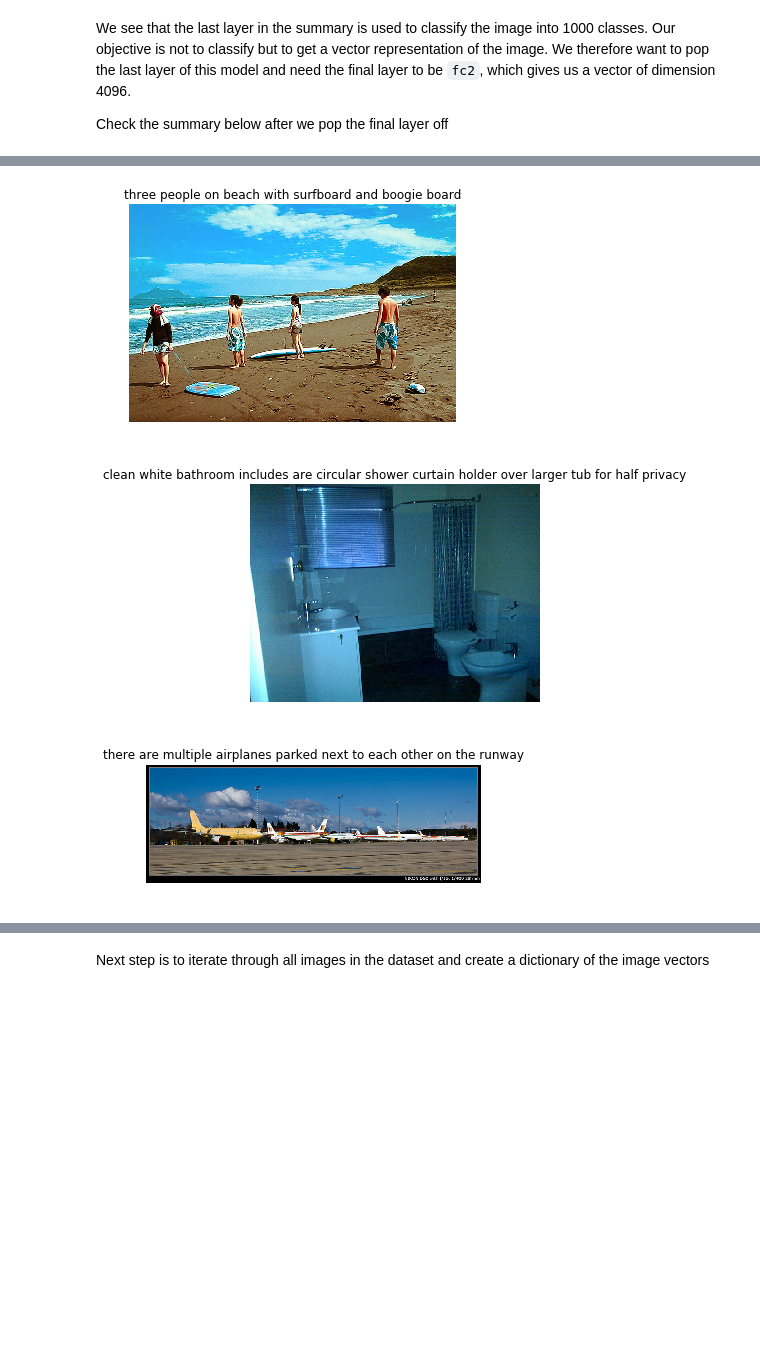
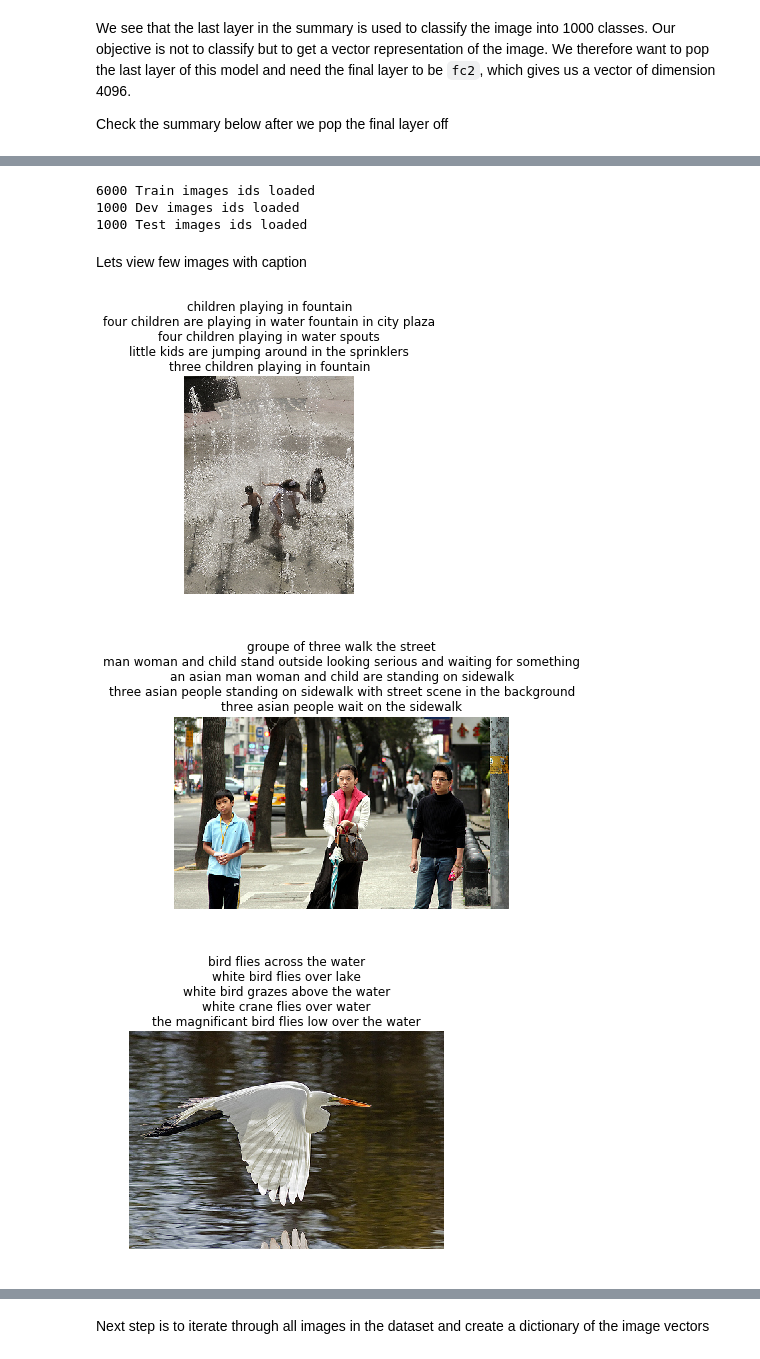
Before and after one commit to amolnayak311/nlp-with-tensorflow, a Jupyter notebook: 9. Image Captioning Using Keras.ipynb, the cells around one changed output, grey strips where cells are left out. Saved outputs shown, nothing was run; the diff lists cells and outputs as text; code cells hidden in the pictures; blank space fills up the shorter version.

Commit message:
Changes to Image captioning

```diff
--- a/9. Image Captioning Using Keras.ipynb
+++ b/9. Image Captioning Using Keras.ipynb
@@ -140,25 +153,49 @@ with open(os.path.join(local_dir, 'train_annotations', 'annotations', 'captions_
+# %%
+def load_image_ids(id_file):
+    with open(id_file, 'r') as f:
+        lines = f.readlines()
+        return [line.split('.')[0] for line in lines]
+
+
+dev_images = load_image_ids(os.path.join(local_dir, 'Flickr8k_text', 'Flickr_8k.devImages.txt'))
+train_images = load_image_ids(os.path.join(local_dir, 'Flickr8k_text', 'Flickr_8k.trainImages.txt'))
+test_images = load_image_ids(os.path.join(local_dir, 'Flickr8k_text', 'Flickr_8k.testImages.txt'))
+
+print('%d Train images ids loaded'%len(train_images))
+print('%d Dev images ids loaded'%len(dev_images))
+print('%d Test images ids loaded'%len(test_images))
+# %% [output]
+6000 Train images ids loaded
+1000 Dev images ids loaded
+1000 Test images ids loaded
+# %% [markdown]
+
+Lets view few images with caption
 # %%
+%matplotlib inline
 import matplotlib.pyplot as plt
 from PIL import Image
 import random
 
-def show_image_with_caption(image_id):
-    im = Image.open(image_id_to_image_dict[image_id])
+def show_image_with_captions(image_id, captions_dictionary, image_base_dir, image_extn = '.jpg'):
+    im = Image.open(os.path.join(image_base_dir, image_id + image_extn))
     fig = plt.imshow(im)
     ax = plt.gca()
-    caption = image_id_to_caption_dict[image_id].split()
-    ax.set_title(' '.join(caption[1:-1]))
+
+    captions = list(map(lambda x: ' '.join(x.split()[1:-1]), captions_dictionary[image_id]))
+
+    ax.set_title('\n'.join(captions))
     plt.axis('off');
     plt.show()
 
 
-keys = list(image_id_to_image_dict.keys())
+random.seed(100)
+random_5 = [ random.choice(train_images) for _ in range(5)]
 
-random_5 = [ random.choice(keys) for _ in range(5)]
-
+image_base_dir = os.path.join(local_dir, 'Flickr8k_Dataset')
 for img_id in random_5:
-    show_image_with_caption(img_id)
+    show_image_with_captions(img_id, caption_dict, image_base_dir)
 # %% [output]
-[figure, old version]
+[figure, new version]
-[figure, old version]
+[figure, new version]
-[figure, old version]
+[figure, new version]
```
Also changed, not shown: parts of 38 cells of this notebook.
